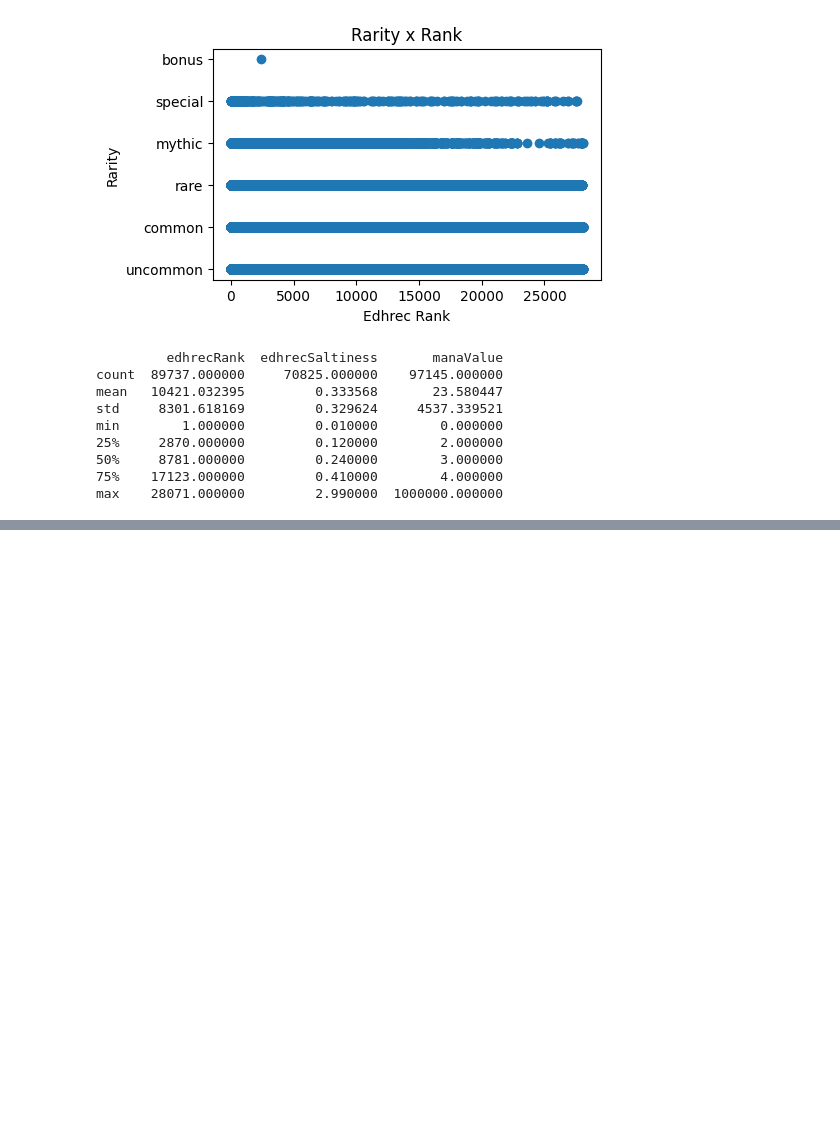
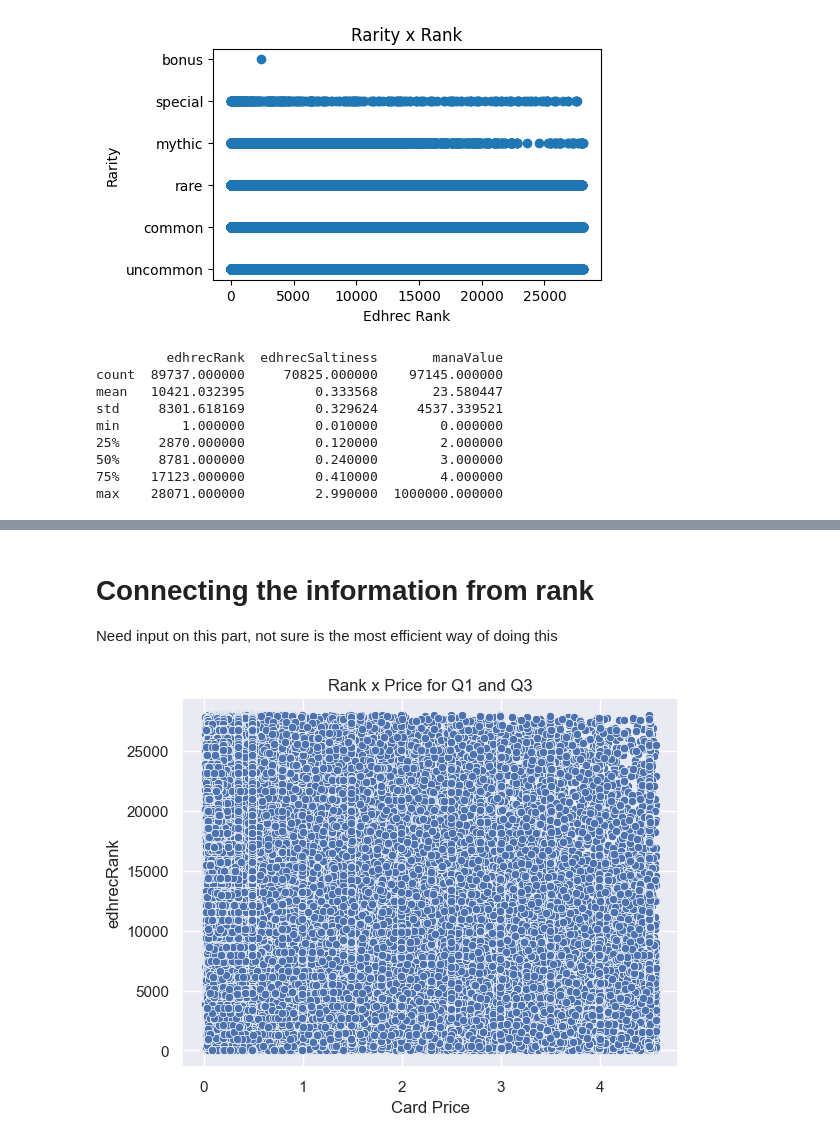
Before and after one commit to victorhg/aai-500-final-project, a Jupyter notebook: notebooks/AAI-500-Group3-Project.ipynb, the cells around one changed output, grey strips where cells are left out. Drawn from its saved outputs; the diff is of its cells as text; code cells hidden in the pictures; blank space fills up the shorter version.

```diff
--- a/notebooks/AAI-500-Group3-Project.ipynb
+++ b/notebooks/AAI-500-Group3-Project.ipynb
@@ -121,0 +193,23 @@ plt.show()
+# %% [markdown]
+# Connecting the information from rank
+
+Need input on this part, not sure is the most efficient way of doing this
+# %%
+
+prices_no_outliers = removeOutliers(card_prices[card_prices["gameAvailability"]=='paper'], 'price')
+
+# find rank for prices and reduzing sample size to only ranked cards
+subset_rank_price = cards_data[cards_data["uuid"].isin(prices_no_outliers['uuid'])]
+ranked_prices = prices_no_outliers[prices_no_outliers["uuid"].isin(subset_rank_price['uuid'])]
+
+# merging card info$
+all_info = pd.merge(subset_rank_price,prices_no_outliers,on='uuid')
+
+sns.scatterplot(data=all_info, x="price", y="edhrecRank")
+
+plt.ylabel('edhrecRank')
+plt.xlabel('Card Price')
+plt.title('Rank x Price for Q1 and Q3')
+plt.show()
+# %% [output]
+[figure, added]
```
Also changed, not shown: parts of 9 cells of this notebook, 1 other file.
